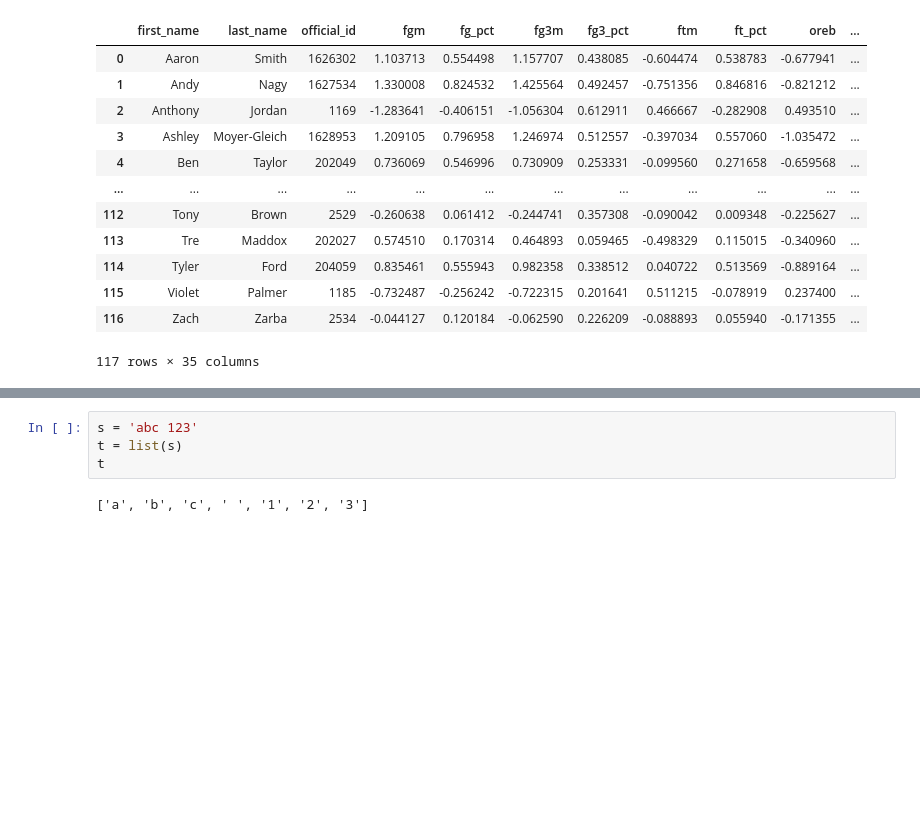
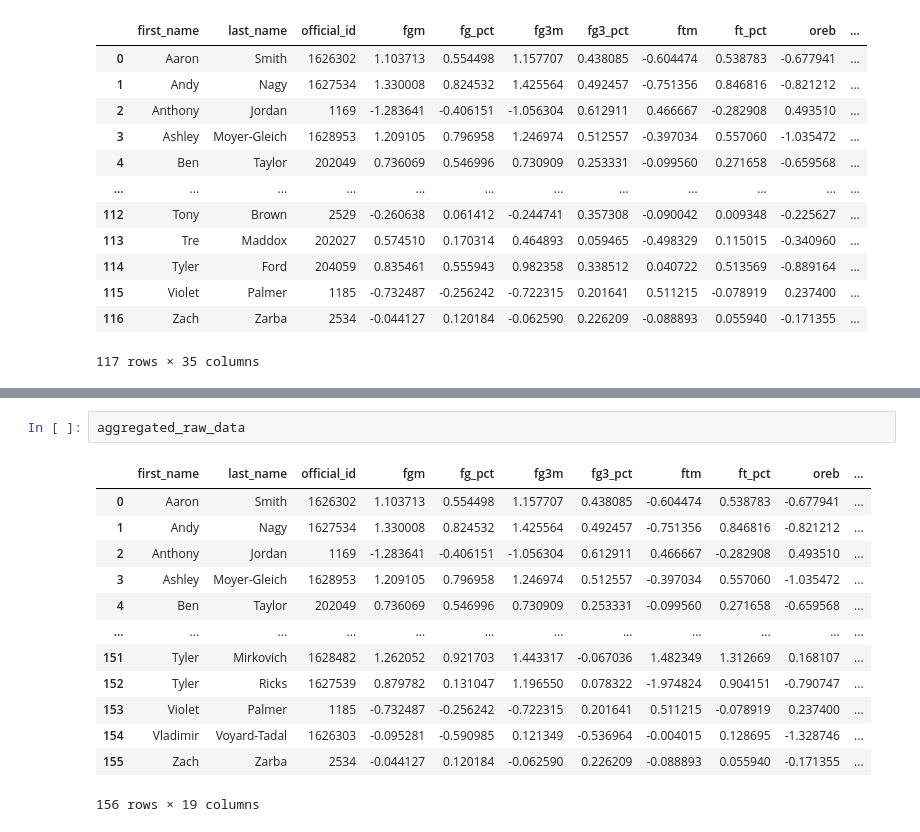
Before and after one commit to blakelaw/Referee-Analysis, a Jupyter notebook: main.ipynb, the cells around one changed output, grey strips where cells are left out. Drawn from its saved outputs; the diff is of its cells as text; blank space fills up the shorter version.

```diff
--- a/main.ipynb
+++ b/main.ipynb
@@ -386,6 +336,16 @@ show(p)
-# %%
-s = 'abc 123'
-t = list(s)
-t
-# %% [output]
-['a', 'b', 'c', ' ', '1', '2', '3']
+# %%
+aggregated_raw_data
+# %% [output]
+|  | first_name | last_name | official_id | fgm | fg_pct | fg3m | fg3_pct | ftm | ft_pct | oreb | ... |
+| 0 | Aaron | Smith | 1626302 | 1.103713 | 0.554498 | 1.157707 | 0.438085 | -0.604474 | 0.538783 | -0.677941 | ... |
+| 1 | Andy | Nagy | 1627534 | 1.330008 | 0.824532 | 1.425564 | 0.492457 | -0.751356 | 0.846816 | -0.821212 | ... |
+| 2 | Anthony | Jordan | 1169 | -1.283641 | -0.406151 | -1.056304 | 0.612911 | 0.466667 | -0.282908 | 0.493510 | ... |
+| 3 | Ashley | Moyer-Gleich | 1628953 | 1.209105 | 0.796958 | 1.246974 | 0.512557 | -0.397034 | 0.557060 | -1.035472 | ... |
+| 4 | Ben | Taylor | 202049 | 0.736069 | 0.546996 | 0.730909 | 0.253331 | -0.099560 | 0.271658 | -0.659568 | ... |
+| ... | ... | ... | ... | ... | ... | ... | ... | ... | ... | ... | ... |
+| 151 | Tyler | Mirkovich | 1628482 | 1.262052 | 0.921703 | 1.443317 | -0.067036 | 1.482349 | 1.312669 | 0.168107 | ... |
+| 152 | Tyler | Ricks | 1627539 | 0.879782 | 0.131047 | 1.196550 | 0.078322 | -1.974824 | 0.904151 | -0.790747 | ... |
+| 153 | Violet | Palmer | 1185 | -0.732487 | -0.256242 | -0.722315 | 0.201641 | 0.511215 | -0.078919 | 0.237400 | ... |
+| 154 | Vladimir | Voyard-Tadal | 1626303 | -0.095281 | -0.590985 | 0.121349 | -0.536964 | -0.004015 | 0.128695 | -1.328746 | ... |
+| 155 | Zach | Zarba | 2534 | -0.044127 | 0.120184 | -0.062590 | 0.226209 | -0.088893 | 0.055940 | -0.171355 | ... |
+156 rows × 19 columns
```
Also changed, not shown: parts of 8 cells of this notebook.
